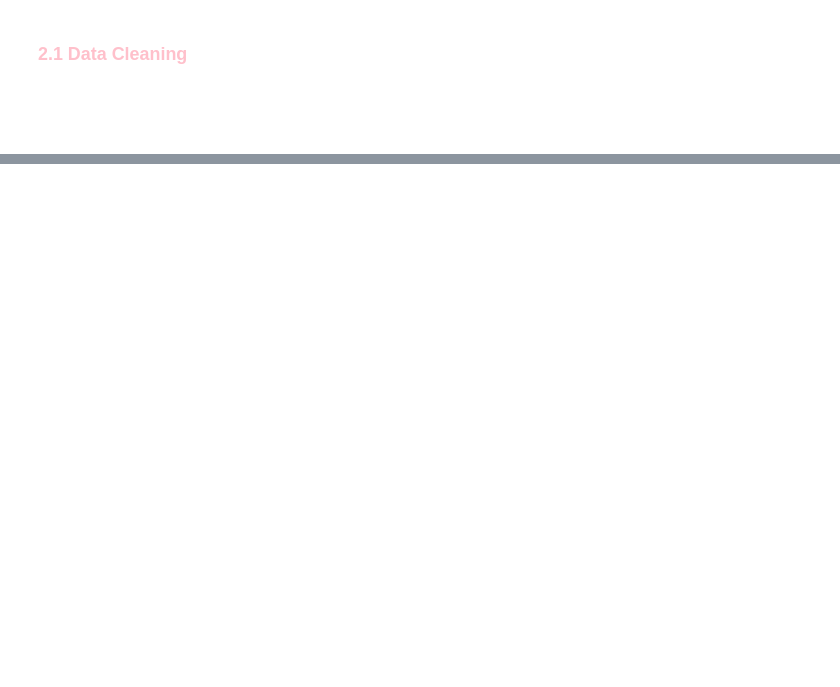
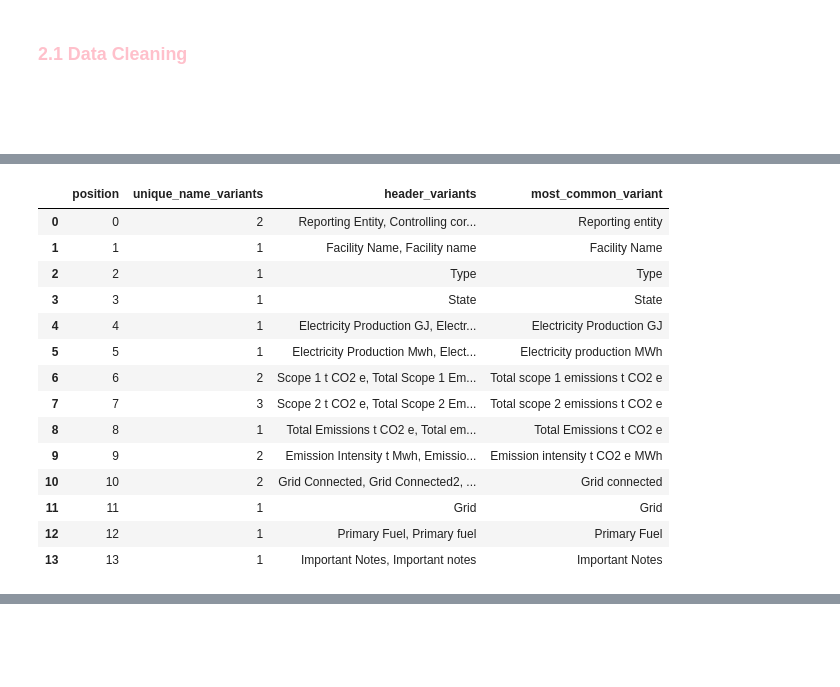
Before and after one commit to renggafirmandika/data_engineering, a Jupyter notebook: Assignment_1.ipynb, the cells around one changed output, grey strips where cells are left out. Saved outputs shown, nothing was run; the diff lists cells and outputs as text; code cells hidden in the pictures; blank space fills up the shorter version.

```diff
--- a/Assignment_1.ipynb
+++ b/Assignment_1.ipynb
@@ -490,0 +590,54 @@ Tasks may include handling missing values, converting data types, and filtering
+# %%
+long = (col_df.reset_index()
+        .melt(id_vars="index", var_name="file", value_name="col_name")
+        .rename(columns={"index": "position"}))
+
+def normalise(s: pd.Series) -> pd.Series:
+    return (s.astype(str)
+              .str.strip()
+              .str.replace(r"\s+", " ", regex=True)
+              .str.lower())
+
+long["col_name_norm"] = normalise(long["col_name"])
+
+summary_base = (long
+    .groupby("position", as_index=False)
+    .agg(
+        unique_name_variants=("col_name_norm", "nunique"),
+        # join distinct *original* headers for readability
+        header_variants=("col_name", lambda x: ", ".join(pd.unique(x)))
+    )
+)
+
+most_common = (long
+    .groupby("position")["col_name"]
+    .agg(lambda s: s.value_counts().idxmax())
+    .rename("most_common_variant")
+    .reset_index()
+)
+
+summary_full_table = (summary_base
+                      .merge(most_common, on="position")
+                      .sort_values("position", kind="stable")
+                      .reset_index(drop=True))
+
+pd.set_option("display.max_colwidth", None)
+pd.set_option("display.width", 10000)
+
+display(summary_full_table)
+# %% [output]
+|  | position | unique_name_variants | header_variants | most_common_variant |
+| 0 | 0 | 2 | Reporting Entity, Controlling cor... | Reporting entity |
+| 1 | 1 | 1 | Facility Name, Facility name | Facility Name |
+| 2 | 2 | 1 | Type | Type |
+| 3 | 3 | 1 | State | State |
+| 4 | 4 | 1 | Electricity Production GJ, Electr... | Electricity Production GJ |
+| 5 | 5 | 1 | Electricity Production Mwh, Elect... | Electricity production MWh |
+| 6 | 6 | 2 | Scope 1 t CO2 e, Total Scope 1 Em... | Total scope 1 emissions t CO2 e |
+| 7 | 7 | 3 | Scope 2 t CO2 e, Total Scope 2 Em... | Total scope 2 emissions t CO2 e |
+| 8 | 8 | 1 | Total Emissions t CO2 e, Total em... | Total Emissions t CO2 e |
+| 9 | 9 | 2 | Emission Intensity t Mwh, Emissio... | Emission intensity t CO2 e MWh |
+| 10 | 10 | 2 | Grid Connected, Grid Connected2, ... | Grid connected |
+| 11 | 11 | 1 | Grid | Grid |
+| 12 | 12 | 1 | Primary Fuel, Primary fuel | Primary Fuel |
+| 13 | 13 | 1 | Important Notes, Important notes | Important Notes |
```
Also changed, not shown: parts of 38 cells of this notebook, 2 other files.
